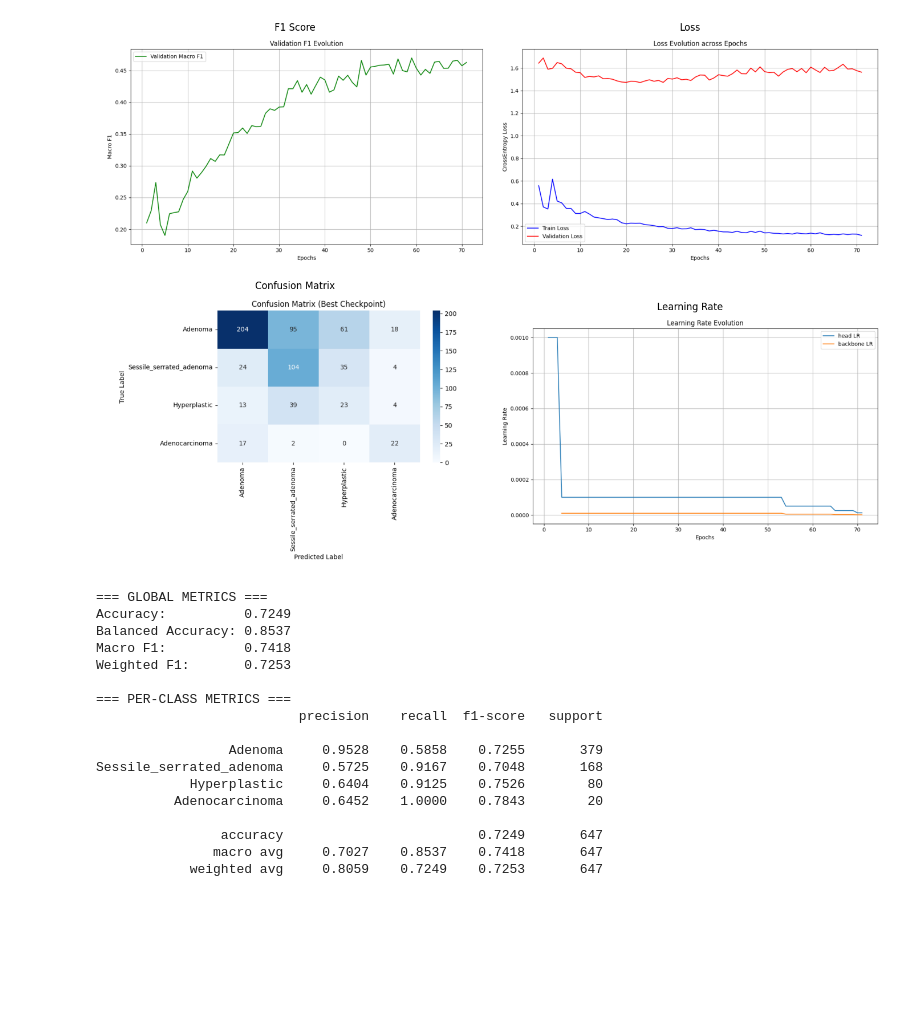
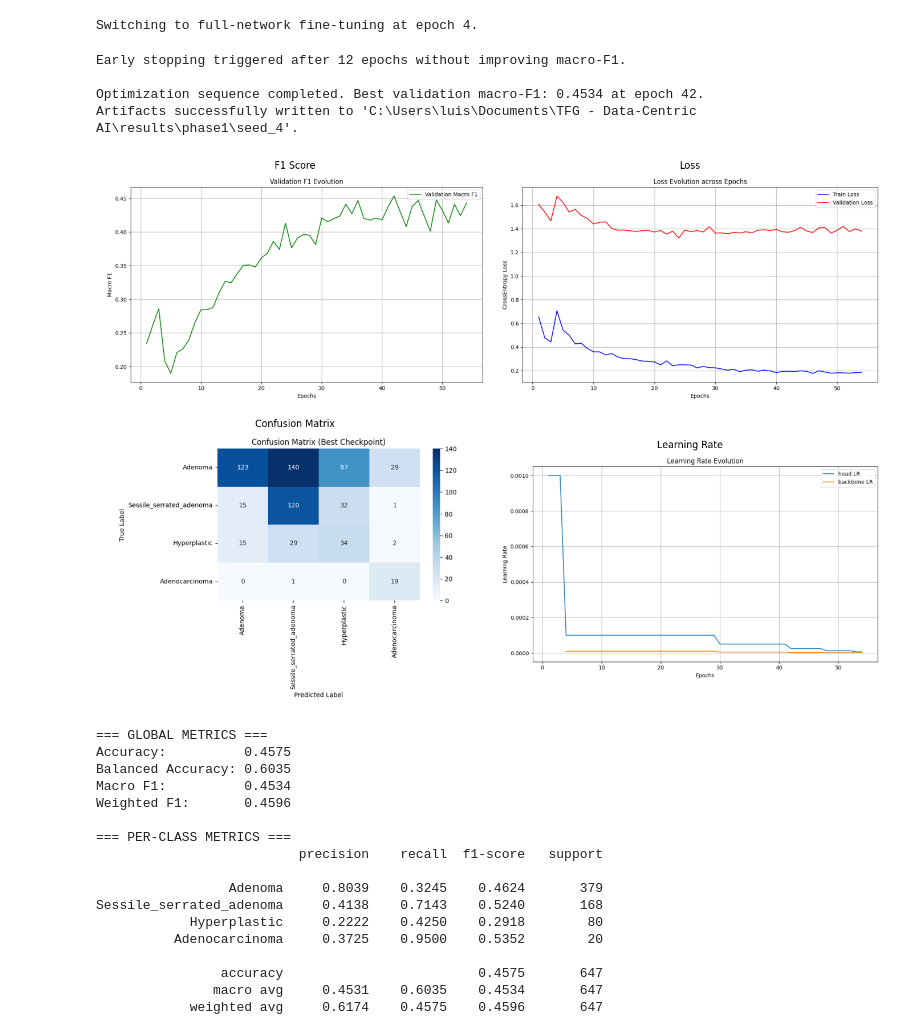
Before and after one commit to luismz14/TFG-DataCentric-AI, a Jupyter notebook: phase1.ipynb, the cells around one changed output. Drawn from its saved outputs; the diff is of its cells as text; code cells hidden in the pictures; blank space fills up the shorter version.

```diff
--- a/phase1.ipynb
+++ b/phase1.ipynb
@@ -9,7 +38,18 @@ baseline_train = BASELINE_CONFIG
 # %%
-phase1_img_dir = Path('unified_images')
-phase1_csv_dir = Path('unified_data_baseline.csv')
-phase1_dir = Path('baseline_experiment/seed_1_v2')
+baseline_train.random_state = 42
 
-plotTrainResults(phase_csv_dir=phase1_csv_dir, phase_img_dir=phase1_img_dir, results_dir=phase1_dir, train=baseline_train)
+phase1_img_dir = Path("unified_images")
+phase1_csv_dir = Path("phase1_train.csv")
+phase1_validation_csv_dir = VALIDATION_CSV
+phase1_validation_img_dir = Path("unified_images")
+phase1_dir = Path('phase1/seed_1')
+
+plotTrainResults(
+    train_csv_dir=phase1_csv_dir,
+    validation_csv_dir=phase1_validation_csv_dir,
+    train_img_dir=phase1_img_dir,
+    validation_img_dir=phase1_validation_img_dir,
+    results_dir=phase1_dir,
+    train=baseline_train,
+)
 # %% [output]
@@ -91,9 +218,18 @@ Sessile_serrated_adenoma     0.5461    0.9167    0.6844       168
 # %%
 baseline_train.random_state = 789
 
-phase1_img_dir = Path('unified_images')
-phase1_csv_dir = Path('unified_data_baseline.csv')
-phase1_dir = Path('baseline_experiment/seed_4_v2')
+phase1_img_dir = Path("unified_images")
+phase1_csv_dir = Path("phase1_train.csv")
+phase1_validation_csv_dir = VALIDATION_CSV
+phase1_validation_img_dir = Path("unified_images")
+phase1_dir = Path('phase1/seed_4')
 
-plotTrainResults(phase_csv_dir=phase1_csv_dir, phase_img_dir=phase1_img_dir, results_dir=phase1_dir, train=baseline_train)
+plotTrainResults(
+    train_csv_dir=phase1_csv_dir,
+    validation_csv_dir=phase1_validation_csv_dir,
+    train_img_dir=phase1_img_dir,
+    validation_img_dir=phase1_validation_img_dir,
+    results_dir=phase1_dir,
+    train=baseline_train,
+)
 # %% [output]
@@ -101,21 +255,26 @@ Cargando modelo guardado desde: C:\Users\luis\Documents\TFG - Data-Centric AI\re
+Switching to full-network fine-tuning at epoch 4.
+Early stopping triggered after 12 epochs without improving macro-F1.
+
+Optimization sequence completed. Best validation macro-F1: 0.4534 at epoch 42.
+Artifacts successfully written to 'C:\Users\luis\Documents\TFG - Data-Centric AI\results\phase1\seed_4'.
-[figure, old version]
+[figure, new version]
-=== GLOBAL METRICS ===
-Accuracy:          0.7249
-Balanced Accuracy: 0.8537
-Macro F1:          0.7418
-Weighted F1:       0.7253
-
-=== PER-CLASS METRICS ===
-                          precision    recall  f1-score   support
-
-                 Adenoma     0.9528    0.5858    0.7255       379
-Sessile_serrated_adenoma     0.5725    0.9167    0.7048       168
-            Hyperplastic     0.6404    0.9125    0.7526        80
-          Adenocarcinoma     0.6452    1.0000    0.7843        20
-
-                accuracy                         0.7249       647
-               macro avg     0.7027    0.8537    0.7418       647
-            weighted avg     0.8059    0.7249    0.7253       647
+=== GLOBAL METRICS ===
+Accuracy:          0.4575
+Balanced Accuracy: 0.6035
+Macro F1:          0.4534
+Weighted F1:       0.4596
+
+=== PER-CLASS METRICS ===
+                          precision    recall  f1-score   support
+
+                 Adenoma     0.8039    0.3245    0.4624       379
+Sessile_serrated_adenoma     0.4138    0.7143    0.5240       168
+            Hyperplastic     0.2222    0.4250    0.2918        80
+          Adenocarcinoma     0.3725    0.9500    0.5352        20
+
+                accuracy                         0.4575       647
+               macro avg     0.4531    0.6035    0.4534       647
+            weighted avg     0.6174    0.4575    0.4596       647
 # %%
 print_results_metrics_summary(
     results_dirs=[
```
Also changed, not shown: parts of 7 cells of this notebook, 16 other files.
